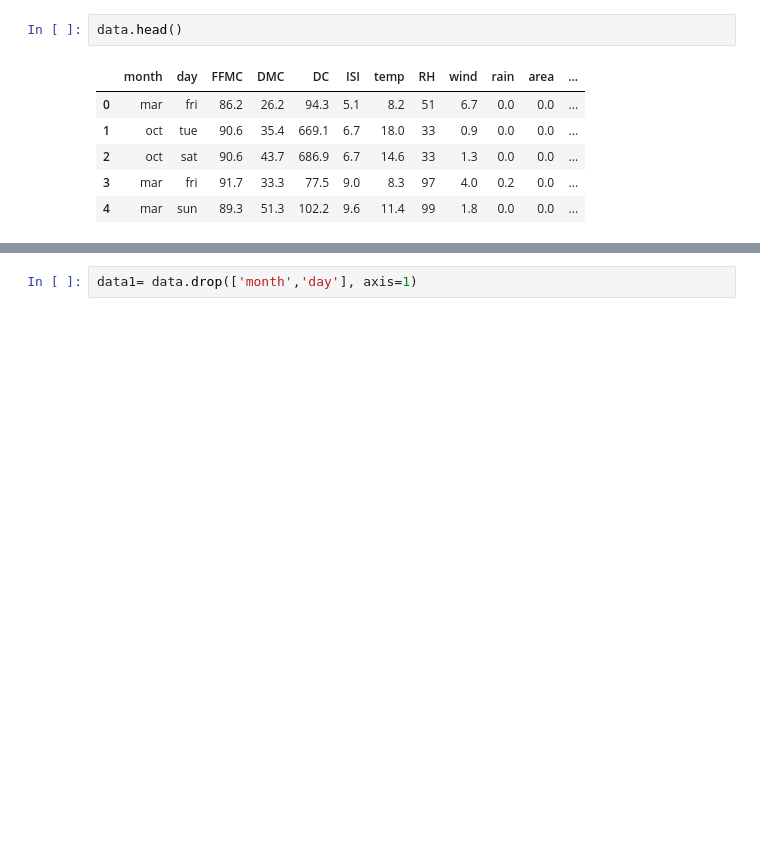
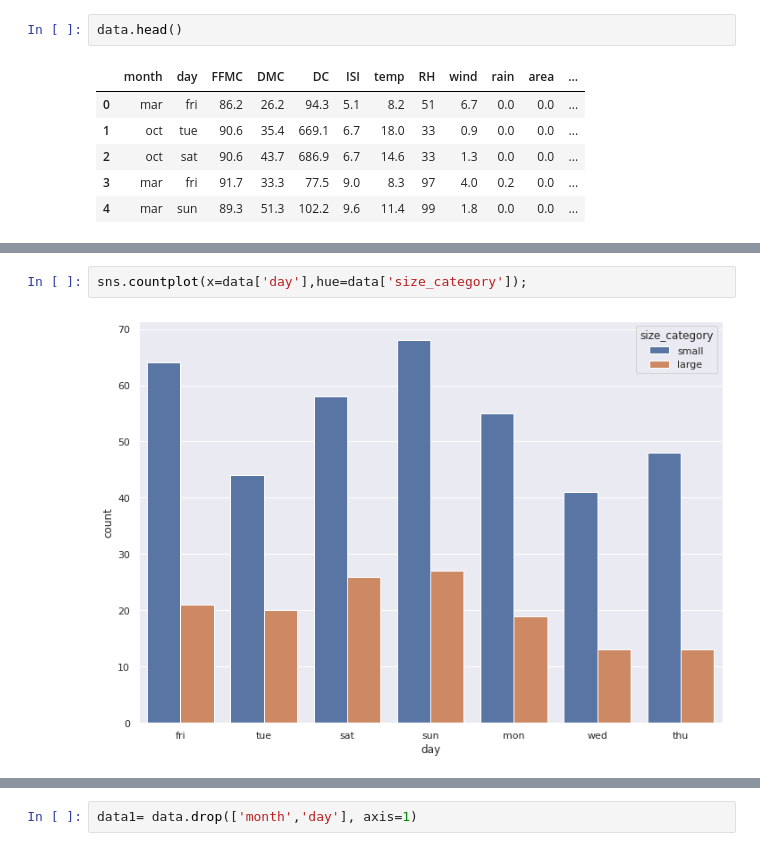
Before and after one commit to RiteshopShrivastava/Neural_Network, a Jupyter notebook: Assignment_NN_ForestFires.ipynb, the cells around one changed output, grey strips where cells are left out. Saved outputs shown, nothing was run; the diff lists cells and outputs as text; blank space fills up the shorter version.

```diff
--- a/Assignment_NN_ForestFires.ipynb
+++ b/Assignment_NN_ForestFires.ipynb
@@ -23,0 +58,4 @@ data.head()
+# %%
+sns.countplot(x=data['day'],hue=data['size_category']);
+# %% [output]
+[figure, added]
```
Also changed, not shown: parts of 18 cells of this notebook.
